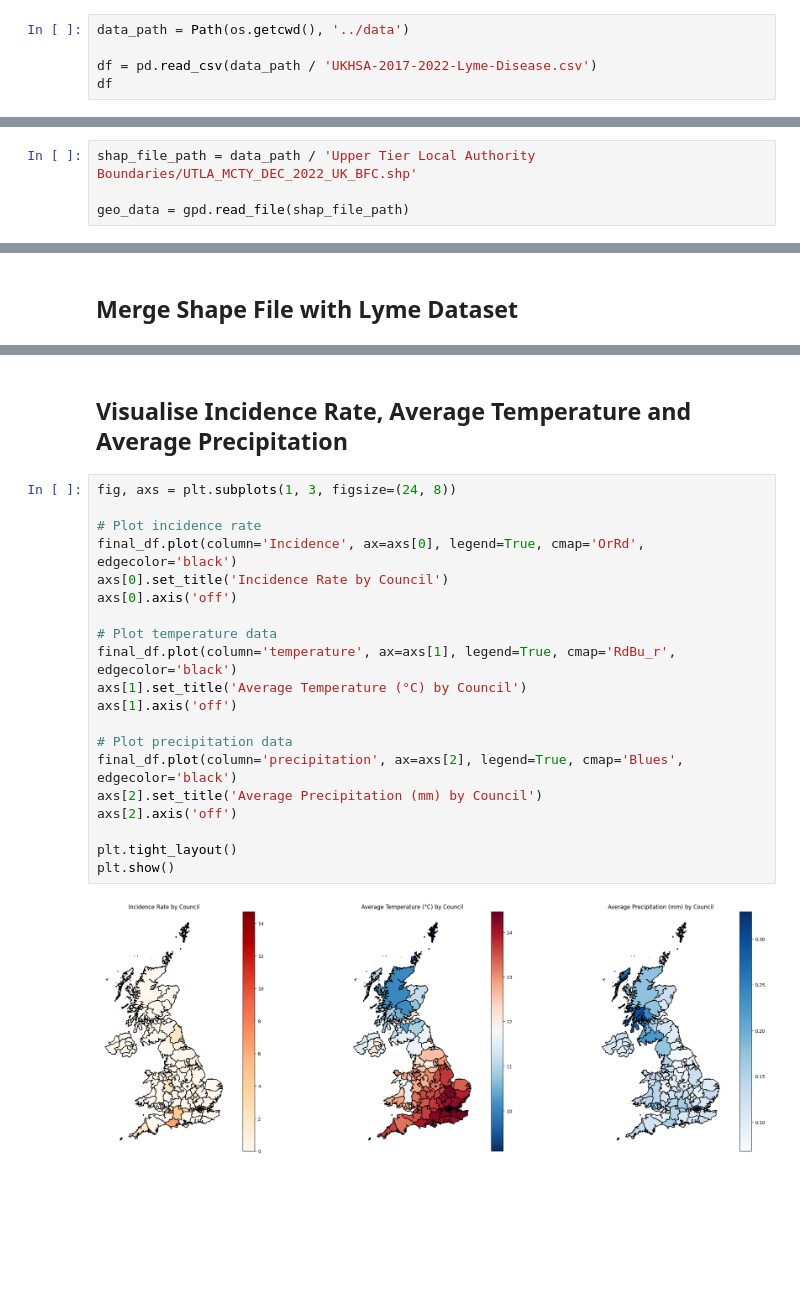
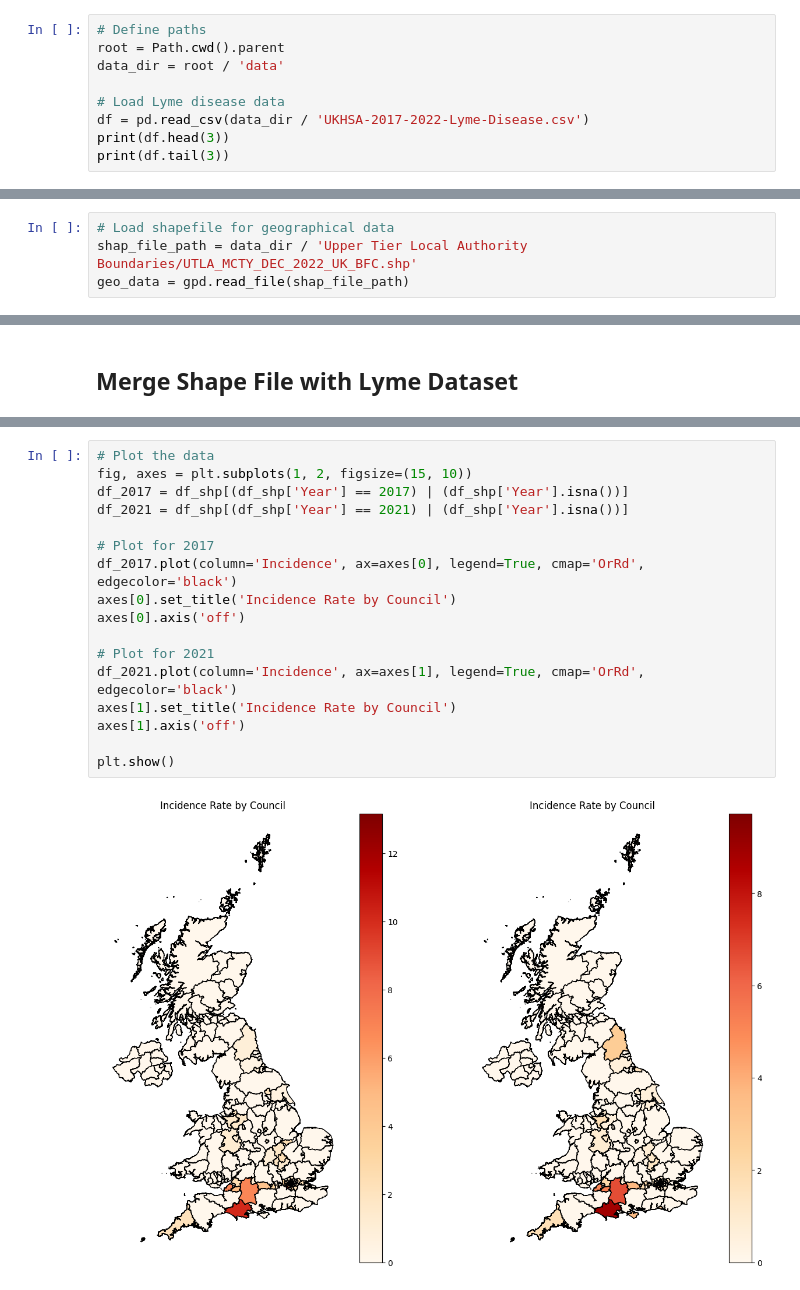
Before and after one commit to Ivazzi/lyme-disease-forecasting, a Jupyter notebook: notebooks/01_EDA.ipynb, the cells around one changed output, grey strips where cells are left out. Cells and saved outputs as stored; diff of their text form; blank space fills up the shorter version.

Commit message:
integration of lyme data with UK shapfile

```diff
--- a/notebooks/01_EDA.ipynb
+++ b/notebooks/01_EDA.ipynb
@@ -19,8 +11,12 @@ from sklearn.metrics import mean_squared_error, r2_score
 # %% [markdown]
 ## Load Data
 # %%
-data_path = Path(os.getcwd(), '../data')
+# Define paths
+root = Path.cwd().parent
+data_dir = root / 'data'
 
-df = pd.read_csv(data_path / 'UKHSA-2017-2022-Lyme-Disease.csv')
-df
+# Load Lyme disease data
+df = pd.read_csv(data_dir / 'UKHSA-2017-2022-Lyme-Disease.csv')
+print(df.head(3))
+print(df.tail(3))
 # %% [output]
@@ -40,6 +61,6 @@ df
 # %% [markdown]
 # Load UK Shape File
 # %%
-shap_file_path = data_path / 'Upper Tier Local Authority Boundaries/UTLA_MCTY_DEC_2022_UK_BFC.shp'
-
+# Load shapefile for geographical data
+shap_file_path = data_dir / 'Upper Tier Local Authority Boundaries/UTLA_MCTY_DEC_2022_UK_BFC.shp'
 geo_data = gpd.read_file(shap_file_path)
@@ -186,24 +73,19 @@ Sample of final dataframe with climate data:
-# %% [markdown]
-## Visualise Incidence Rate, Average Temperature and Average Precipitation
 # %%
-fig, axs = plt.subplots(1, 3, figsize=(24, 8))
+# Plot the data
+fig, axes = plt.subplots(1, 2, figsize=(15, 10))
+df_2017 = df_shp[(df_shp['Year'] == 2017) | (df_shp['Year'].isna())]
+df_2021 = df_shp[(df_shp['Year'] == 2021) | (df_shp['Year'].isna())]
 
-# Plot incidence rate
-final_df.plot(column='Incidence', ax=axs[0], legend=True, cmap='OrRd', edgecolor='black')
-axs[0].set_title('Incidence Rate by Council')
-axs[0].axis('off')
+# Plot for 2017
+df_2017.plot(column='Incidence', ax=axes[0], legend=True, cmap='OrRd', edgecolor='black')
+axes[0].set_title('Incidence Rate by Council')
+axes[0].axis('off')
 
-# Plot temperature data
-final_df.plot(column='temperature', ax=axs[1], legend=True, cmap='RdBu_r', edgecolor='black')
-axs[1].set_title('Average Temperature (°C) by Council')
-axs[1].axis('off')
+# Plot for 2021
+df_2021.plot(column='Incidence', ax=axes[1], legend=True, cmap='OrRd', edgecolor='black')
+axes[1].set_title('Incidence Rate by Council')
+axes[1].axis('off')
 
-# Plot precipitation data
-final_df.plot(column='precipitation', ax=axs[2], legend=True, cmap='Blues', edgecolor='black')
-axs[2].set_title('Average Precipitation (mm) by Council')
-axs[2].axis('off')
-
-plt.tight_layout()
 plt.show()
 # %% [output]
-[figure, old version]
+[figure, new version]
```
Also changed, not shown: parts of 20 cells of this notebook, 1 other file.
